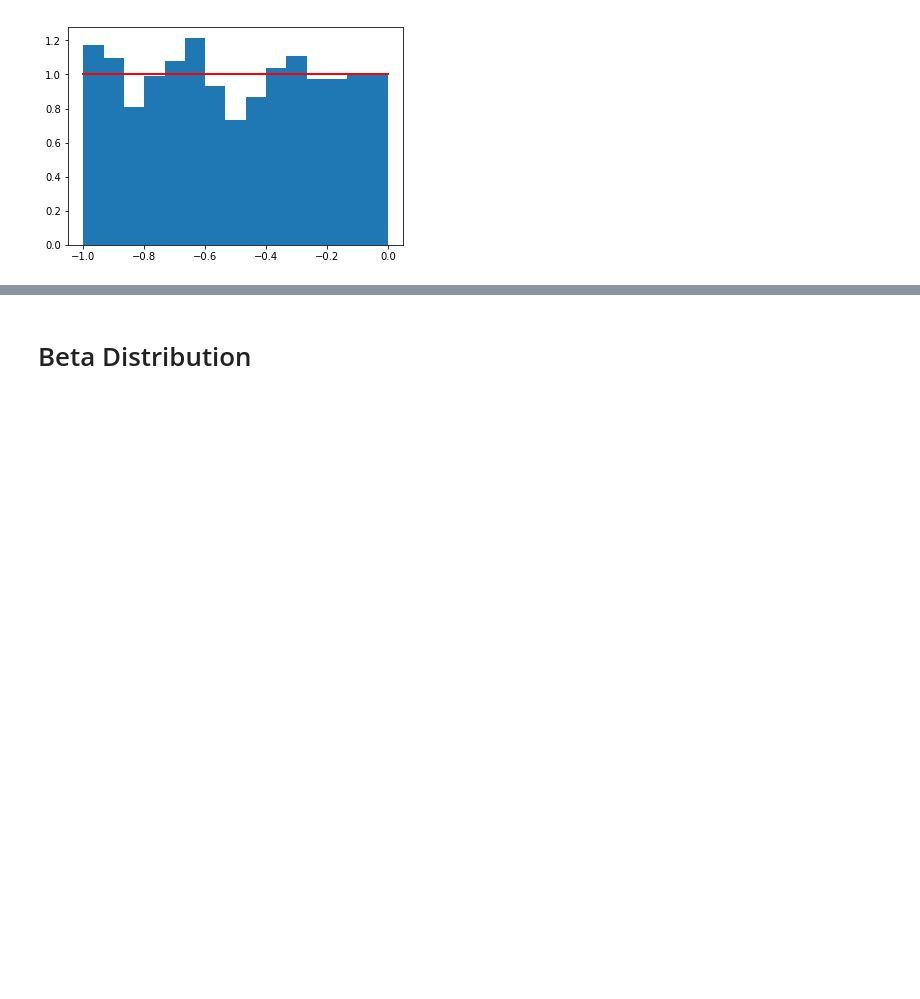
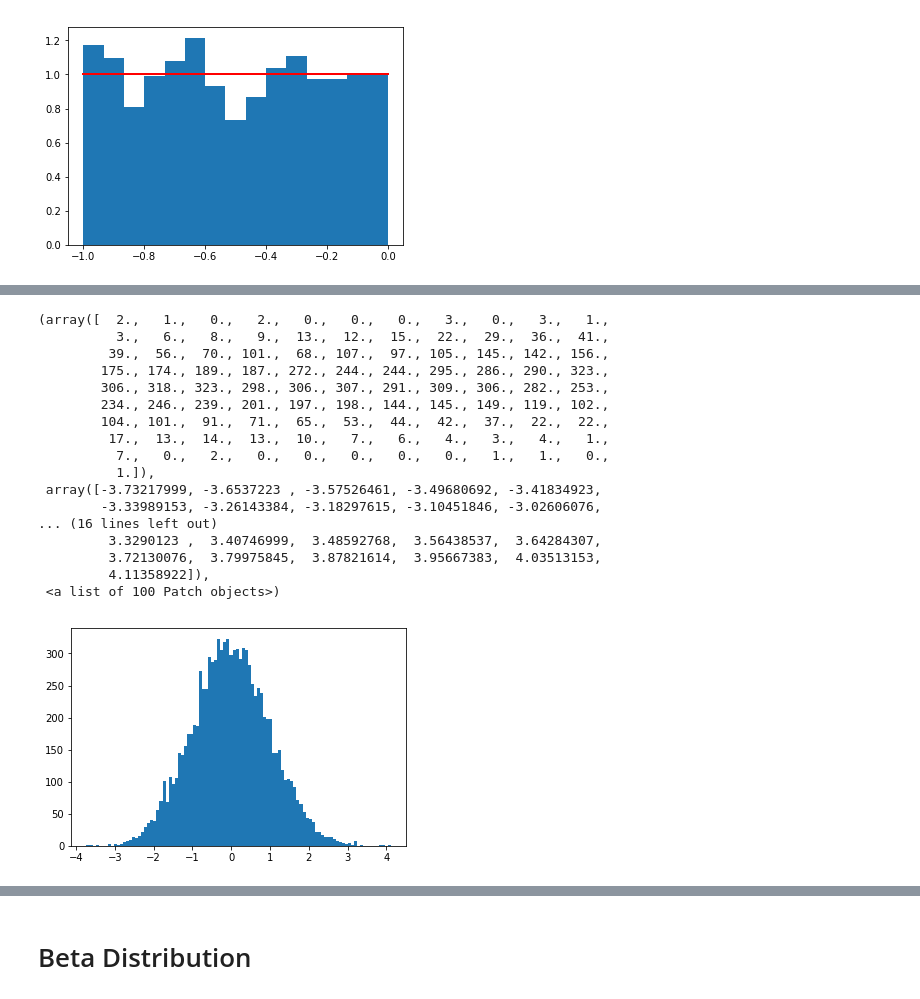
Before and after one commit to shakti230/numpy-random, a Jupyter notebook: numpy-random.ipynb, the cells around one changed output, grey strips where cells are left out. Saved outputs shown, nothing was run; the diff lists cells and outputs as text; code cells hidden in the pictures; blank space fills up the shorter version.

```diff
--- a/numpy-random.ipynb
+++ b/numpy-random.ipynb
@@ -744,0 +755,22 @@ from scipy.stats import gamma
+# %%
+x = np.random.randn(10000)
+plt.hist(x, bins=100)
+# %% [output]
+(array([  2.,   1.,   0.,   2.,   0.,   0.,   0.,   3.,   0.,   3.,   1.,
+          3.,   6.,   8.,   9.,  13.,  12.,  15.,  22.,  29.,  36.,  41.,
+         39.,  56.,  70., 101.,  68., 107.,  97., 105., 145., 142., 156.,
+        175., 174., 189., 187., 272., 244., 244., 295., 286., 290., 323.,
+        306., 318., 323., 298., 306., 307., 291., 309., 306., 282., 253.,
+        234., 246., 239., 201., 197., 198., 144., 145., 149., 119., 102.,
+        104., 101.,  91.,  71.,  65.,  53.,  44.,  42.,  37.,  22.,  22.,
+         17.,  13.,  14.,  13.,  10.,   7.,   6.,   4.,   3.,   4.,   1.,
+          7.,   0.,   2.,   0.,   0.,   0.,   0.,   0.,   1.,   1.,   0.,
+          1.]),
+ array([-3.73217999, -3.6537223 , -3.57526461, -3.49680692, -3.41834923,
+        -3.33989153, -3.26143384, -3.18297615, -3.10451846, -3.02606076,
+... (16 lines left out)
+         3.3290123 ,  3.40746999,  3.48592768,  3.56438537,  3.64284307,
+         3.72130076,  3.79975845,  3.87821614,  3.95667383,  4.03513153,
+         4.11358922]),
+ <a list of 100 Patch objects>)
+[figure, added]
```
Also changed, not shown: parts of 16 cells of this notebook.
